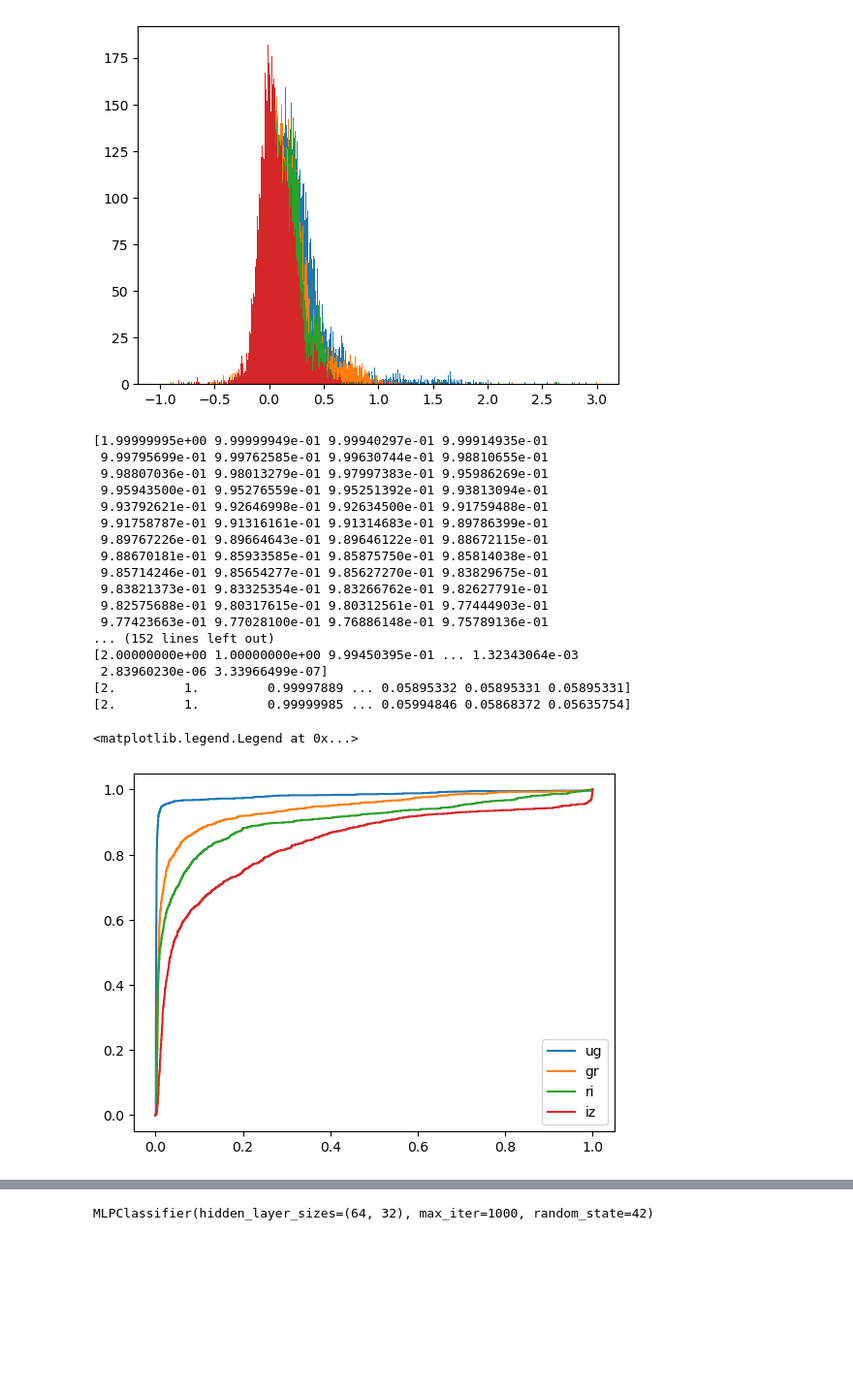
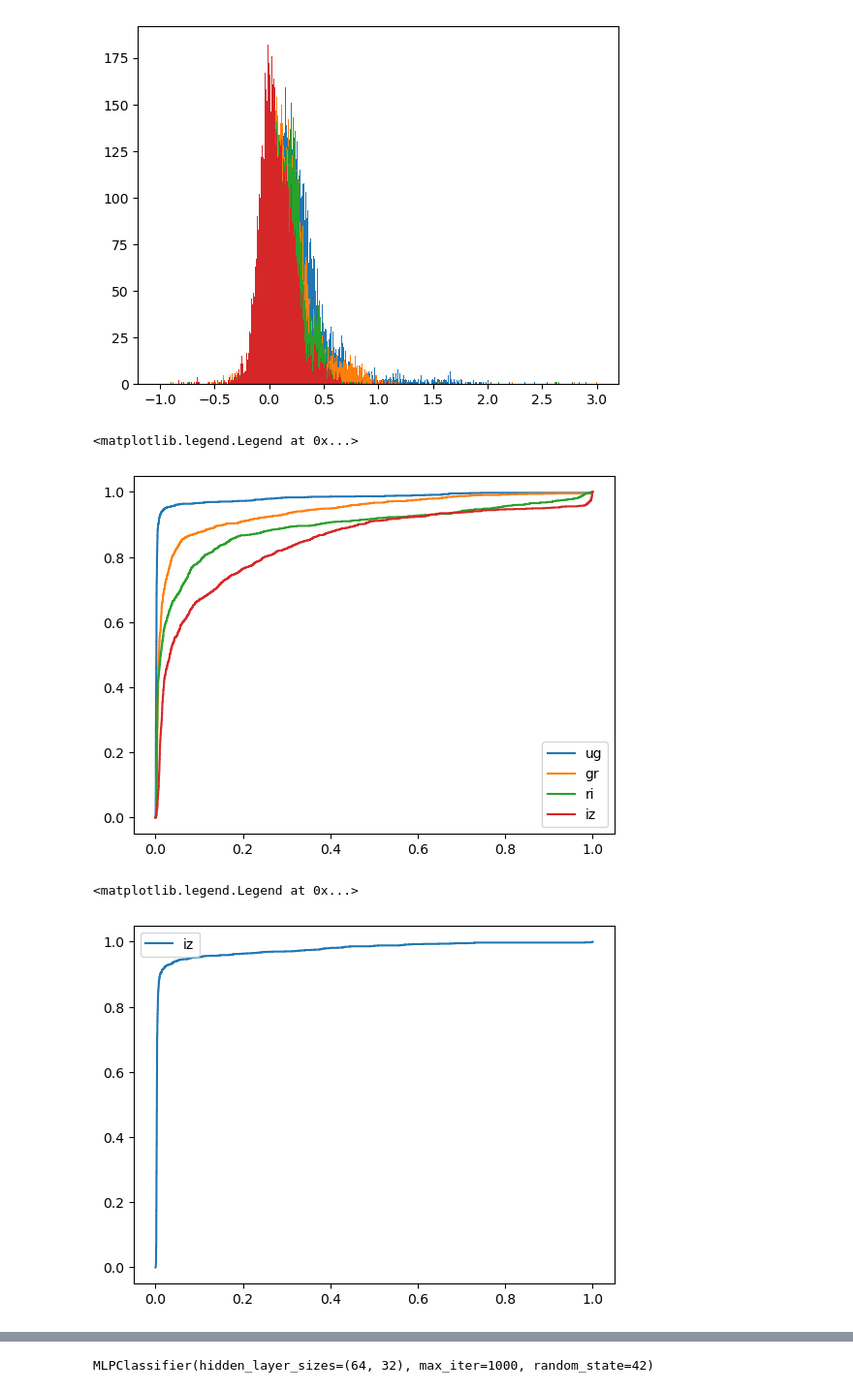
Before and after one commit to Diego-Albano/astrostatistics_bicocca_2025, a Jupyter notebook: working/W19.ipynb, the cells around one changed output, grey strips where cells are left out. Shown at 97% size. Drawn from its saved outputs; the diff is of its cells as text; code cells hidden in the pictures; blank space fills up the shorter version.

```diff
--- a/working/W19.ipynb
+++ b/working/W19.ipynb
@@ -89,30 +89,30 @@ for i in range(4):
     #print(y_prob)
 
     fpr, tpr, thresh = roc_curve(data_validation[:,4], y_prob)
-    print(thresh)       #2-1-0.999-....-0.8-....0.7-....
+    #print(thresh)       #2-1-0.999-....-0.8-....0.7-....
     plt.plot(fpr, tpr, label=lab[i])
 
 plt.legend()
 # %% [output]
-[1.99999995e+00 9.99999949e-01 9.99940297e-01 9.99914935e-01
- 9.99795699e-01 9.99762585e-01 9.99630744e-01 9.98810655e-01
- 9.98807036e-01 9.98013279e-01 9.97997383e-01 9.95986269e-01
- 9.95943500e-01 9.95276559e-01 9.95251392e-01 9.93813094e-01
- 9.93792621e-01 9.92646998e-01 9.92634500e-01 9.91759488e-01
- 9.91758787e-01 9.91316161e-01 9.91314683e-01 9.89786399e-01
- 9.89767226e-01 9.89664643e-01 9.89646122e-01 9.88672115e-01
- 9.88670181e-01 9.85933585e-01 9.85875750e-01 9.85814038e-01
- 9.85714246e-01 9.85654277e-01 9.85627270e-01 9.83829675e-01
- 9.83821373e-01 9.83325354e-01 9.83266762e-01 9.82627791e-01
- 9.82575688e-01 9.80317615e-01 9.80312561e-01 9.77444903e-01
- 9.77423663e-01 9.77028100e-01 9.76886148e-01 9.75789136e-01
-... (152 lines left out)
-[2.00000000e+00 1.00000000e+00 9.99450395e-01 ... 1.32343064e-03
- 2.83960230e-06 3.33966499e-07]
-[2.         1.         0.99997889 ... 0.05895332 0.05895331 0.05895331]
-[2.         1.         0.99999985 ... 0.05994846 0.05868372 0.05635754]
+<matplotlib.legend.Legend at 0x...>
-<matplotlib.legend.Legend at 0x...>
-[figure, old version]
+[figure, new version]
+# %%
+#all columns together
+gnb = GaussianNB()
+lab = ["ug", "gr", "ri", "iz"]
+
+gnb.fit(data_train[:, (0, 1, 2, 3)], data_train[:,4])
+y_prob = gnb.predict_proba(data_validation[:, (0, 1, 2, 3)])[:,1]
+#print(y_prob)
+
+fpr, tpr, thresh = roc_curve(data_validation[:,4], y_prob)
+#print(thresh)       #2-1-0.999-....-0.8-....0.7-....
+plt.plot(fpr, tpr, label=lab[i])
+
+plt.legend()
+# %% [output]
+<matplotlib.legend.Legend at 0x...>
+[figure, added]
 # %%
 from sklearn.discriminant_analysis import LinearDiscriminantAnalysis as LDA
 # %%
```
Also changed, not shown: parts of 10 cells of this notebook, 3 other files.
